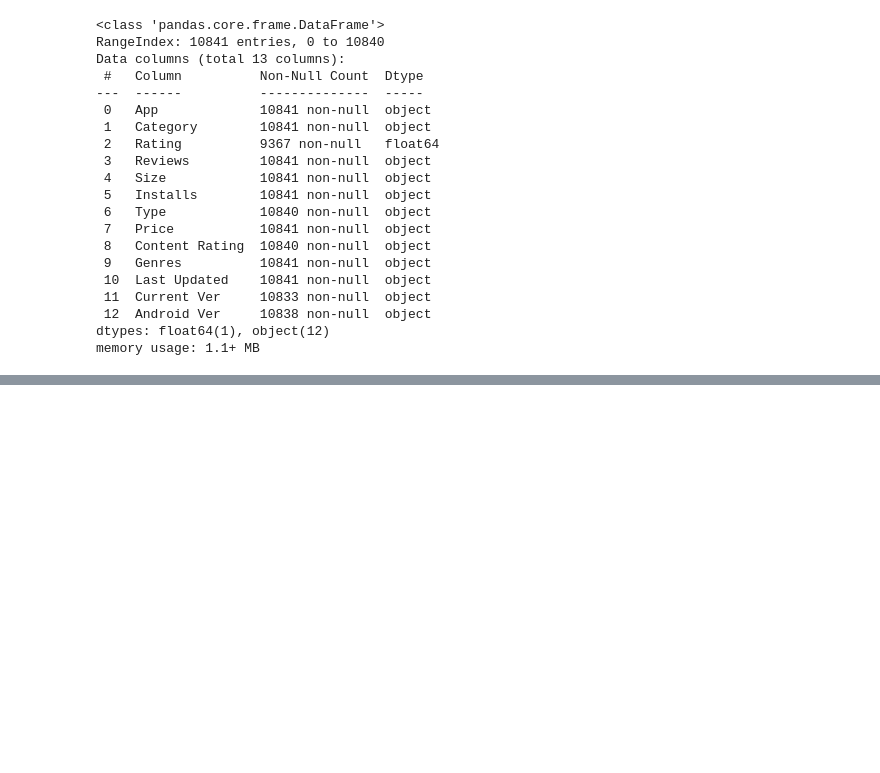
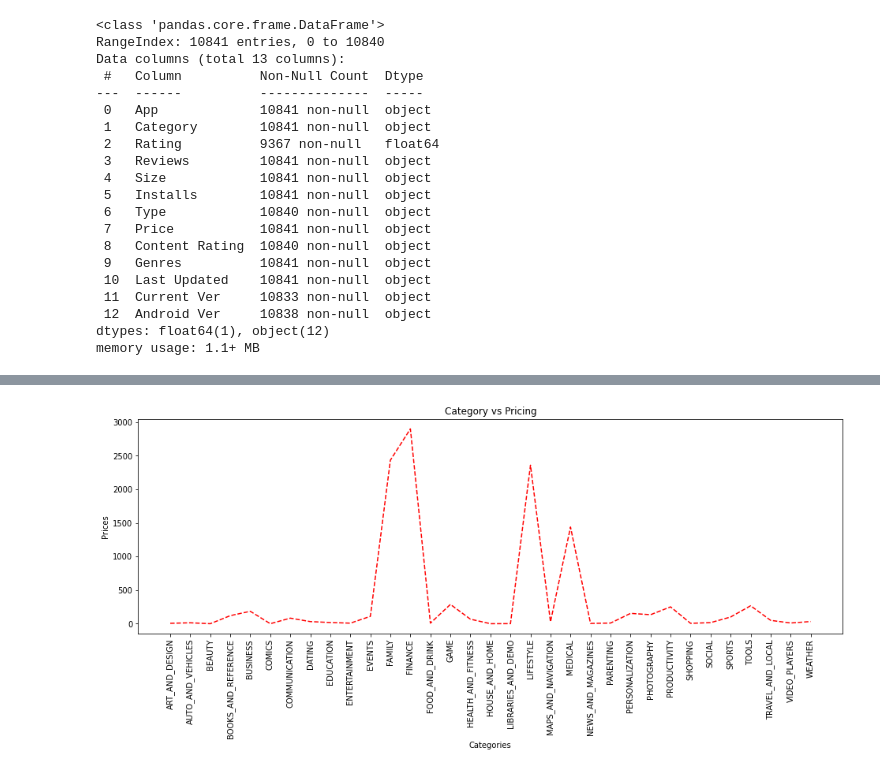
Before and after one commit to 1rv68/Play-Store-App-Review, a Jupyter notebook: Copy_of_Play_Store_App_Review_Analysis_Capstone_Project.ipynb, the cells around one changed output, grey strips where cells are left out. Drawn from its saved outputs; the diff is of its cells as text; code cells hidden in the pictures; blank space fills up the shorter version.

```diff
--- a/Copy_of_Play_Store_App_Review_Analysis_Capstone_Project.ipynb
+++ b/Copy_of_Play_Store_App_Review_Analysis_Capstone_Project.ipynb
@@ -208,0 +287,10 @@ dtype: object
+# %%
+plt.figure(figsize=(16,5))
+plt.plot(b , 'r--', color='r')
+plt.xticks(rotation=90)
+plt.title('Category vs Pricing')
+plt.xlabel('Categories')
+plt.ylabel('Prices')
+plt.show()
+# %% [output]
+[figure, added]
```
Also changed, not shown: parts of 53 cells of this notebook.
